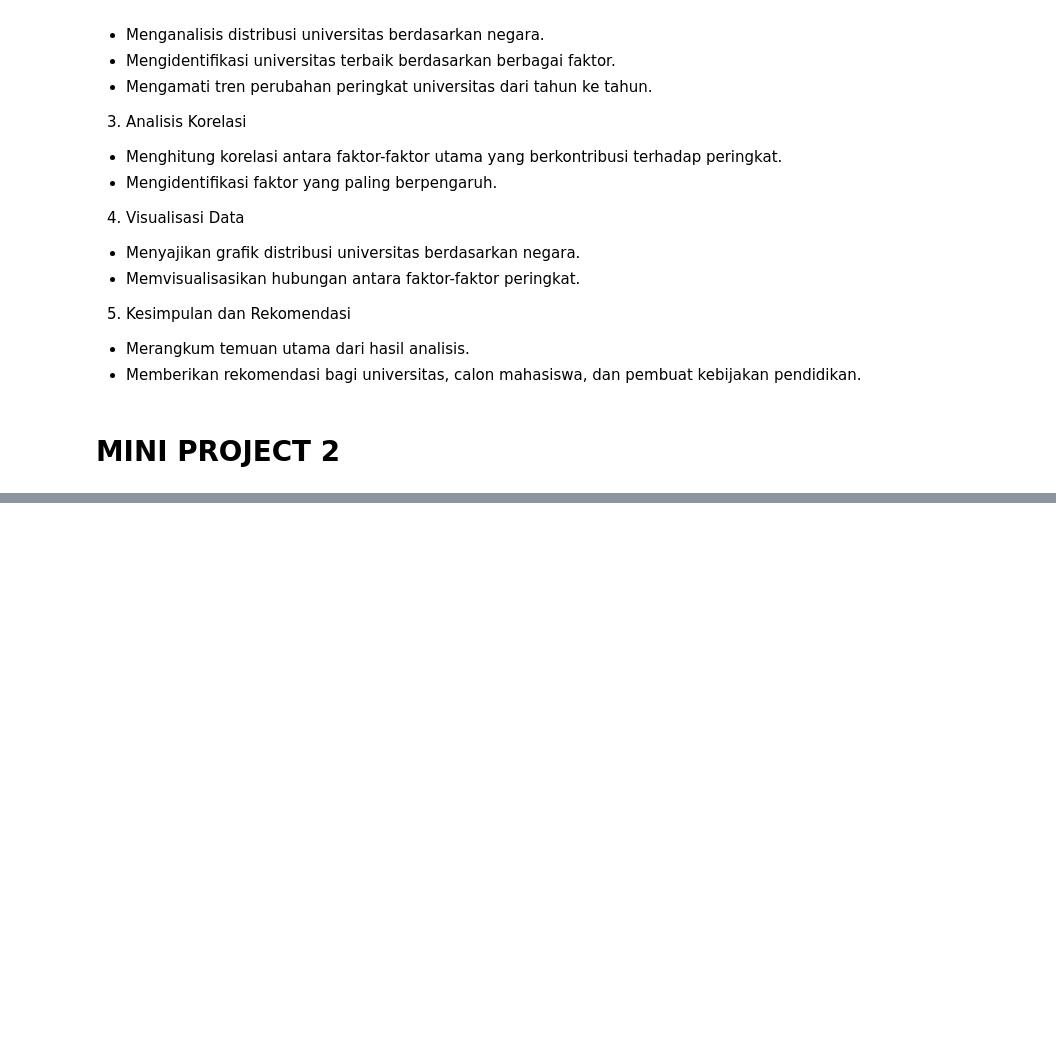
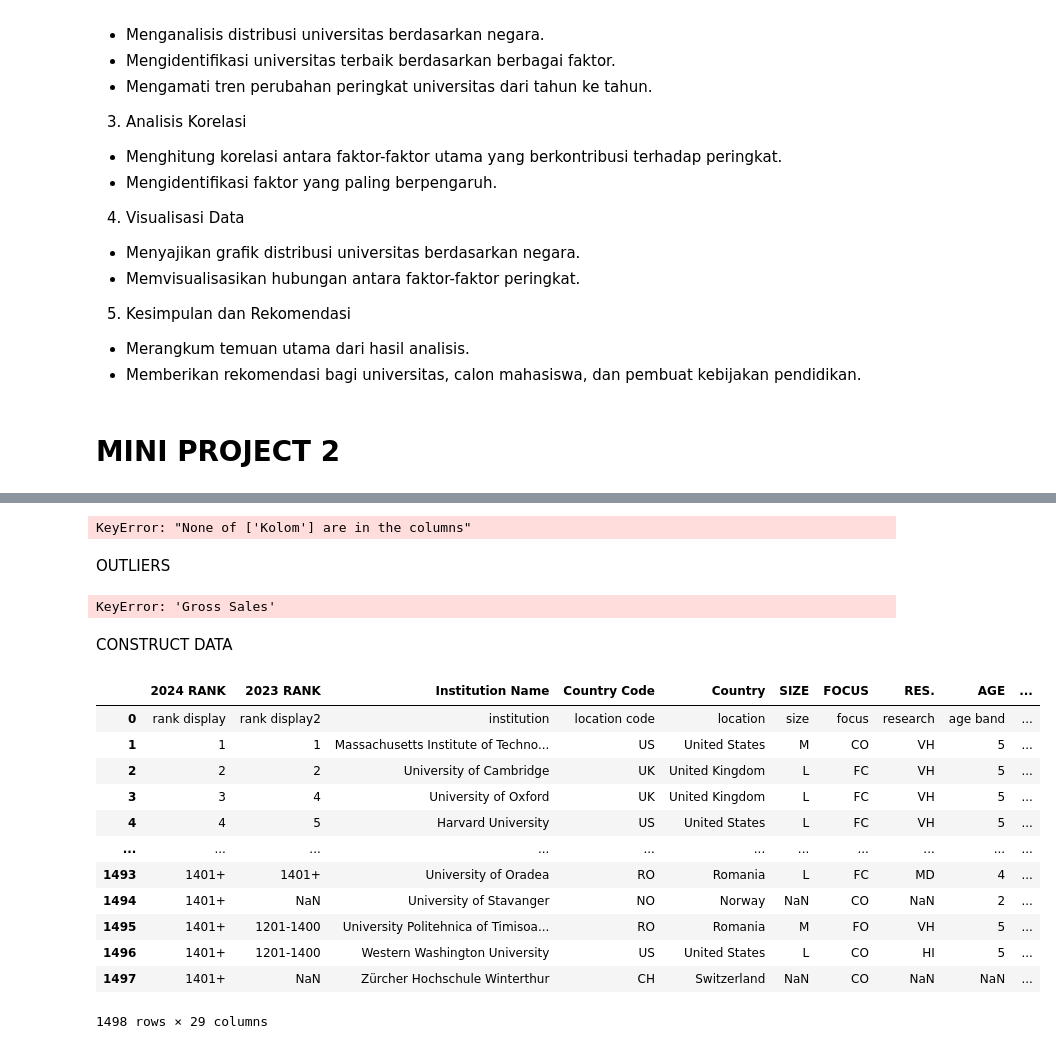
Before and after one commit to EazysPeazys/MinProAVD, a Jupyter notebook: MinProAVD_Nabil_Daffa_Athalasyah_2409116090.ipynb, the cells around one changed output, grey strips where cells are left out. Drawn from its saved outputs; the diff is of its cells as text; code cells hidden in the pictures; blank space fills up the shorter version.

```diff
--- a/MinProAVD_Nabil_Daffa_Athalasyah_2409116090.ipynb
+++ b/MinProAVD_Nabil_Daffa_Athalasyah_2409116090.ipynb
@@ -51,0 +201,4 @@ Proses analisis ini akan dilakukan melalui beberapa tahapan utama, yaitu:
+# %%
+df.drop(columns=['2024 Rank', 'Overall Score'], axis=1, inplace=True)
+print(df.columns)
+df.columns = df.columns.str.strip()
@@ -51,0 +289,40 @@ Proses analisis ini akan dilakukan melalui beberapa tahapan utama, yaitu:
+# %%
+results = []
+
+cols = df.select_dtypes(include=['float64'])
+
+for col in cols:
+    q1 = df[col].quantile(0.25)
+    q3 = df[col].quantile(0.75)
+    iqr = q3 - q1
+    lower_bound = q1 - 1.5 * iqr
+    upper_bound = q3 + 1.5 * iqr
+    outliers = df[(df[col] < lower_bound) | (df[col] > upper_bound)]
+    percent_outliers = (len(outliers) / len(df)) * 100
+    results.append({'Kolom': col, 'Persentase Outliers': percent_outliers})
+
+# Create DataFrame after the loop has populated results
+results_df = pd.DataFrame(results)
+# Now 'Kolom' column exists, so you can set it as index
+results_df.set_index('Kolom', inplace=True)
+results_df = results_df.rename_axis(None, axis=0).rename_axis('Kolom', axis=1)
+
+display(results_df)
+# %% [output]
+KeyError: "None of ['Kolom'] are in the columns"
+# %% [markdown]
+OUTLIERS
+# %%
+columns_to_impute = ["Gross Sales", "Discounts", "Sales", "COGS", "Profit"]
+
+for col in columns_to_impute:
+    Q1 = df[col].quantile(0.25)
+    Q3 = df[col].quantile(0.75)
+    IQR = Q3 - Q1
+    lower_bound = Q1 - 1.5 * IQR
+    upper_bound = Q3 + 1.5 * IQR
+
+    # Menggunakan .loc[] agar tidak muncul SettingWithCopyWarning
+    df.loc[:, col] = df[col].clip(lower=lower_bound, upper=upper_bound)
+# %% [output]
+KeyError: 'Gross Sales'
@@ -51,0 +353,8 @@ Proses analisis ini akan dilakukan melalui beberapa tahapan utama, yaitu:
+# %% [markdown]
+CONSTRUCT DATA
+# %%
+df['Profit Margin (%)'] = (df['Profit'] / df['Sales']) * 100
+df['Discount Rate (%)'] = (df['Discounts'] / df['Gross Sales']) * 100
+df['COGS Percentage (%)'] = (df['COGS'] / df['Sales']) * 100
+
+print(df.head())
@@ -51,0 +363,26 @@ Proses analisis ini akan dilakukan melalui beberapa tahapan utama, yaitu:
+# %%
+def categorize_discount(rate):
+    if rate < 5:
+        return 'Low Discount'
+    elif 5 <= rate <= 15:
+        return 'Medium Discount'
+    else:
+        return 'High Discount'
+
+df['Discount Category'] = df['Discount Rate (%)'].apply(categorize_discount)
+# %%
+df
+# %% [output]
+|  | 2024 RANK | 2023 RANK | Institution Name | Country Code | Country | SIZE | FOCUS | RES. | AGE | ... |
+| 0 | rank display | rank display2 | institution | location code | location | size | focus | research | age band | ... |
+| 1 | 1 | 1 | Massachusetts Institute of Techno... | US | United States | M | CO | VH | 5 | ... |
+| 2 | 2 | 2 | University of Cambridge | UK | United Kingdom | L | FC | VH | 5 | ... |
+| 3 | 3 | 4 | University of Oxford | UK | United Kingdom | L | FC | VH | 5 | ... |
+| 4 | 4 | 5 | Harvard University | US | United States | L | FC | VH | 5 | ... |
+| ... | ... | ... | ... | ... | ... | ... | ... | ... | ... | ... |
+| 1493 | 1401+ | 1401+ | University of Oradea | RO | Romania | L | FC | MD | 4 | ... |
+| 1494 | 1401+ | NaN | University of Stavanger | NO | Norway | NaN | CO | NaN | 2 | ... |
+| 1495 | 1401+ | 1201-1400 | University Politehnica of Timisoa... | RO | Romania | M | FO | VH | 5 | ... |
+| 1496 | 1401+ | 1201-1400 | Western Washington University | US | United States | L | CO | HI | 5 | ... |
+| 1497 | 1401+ | NaN | Zürcher Hochschule Winterthur | CH | Switzerland | NaN | CO | NaN | NaN | ... |
+1498 rows × 29 columns
```
Also changed, not shown: parts of 28 cells of this notebook.
